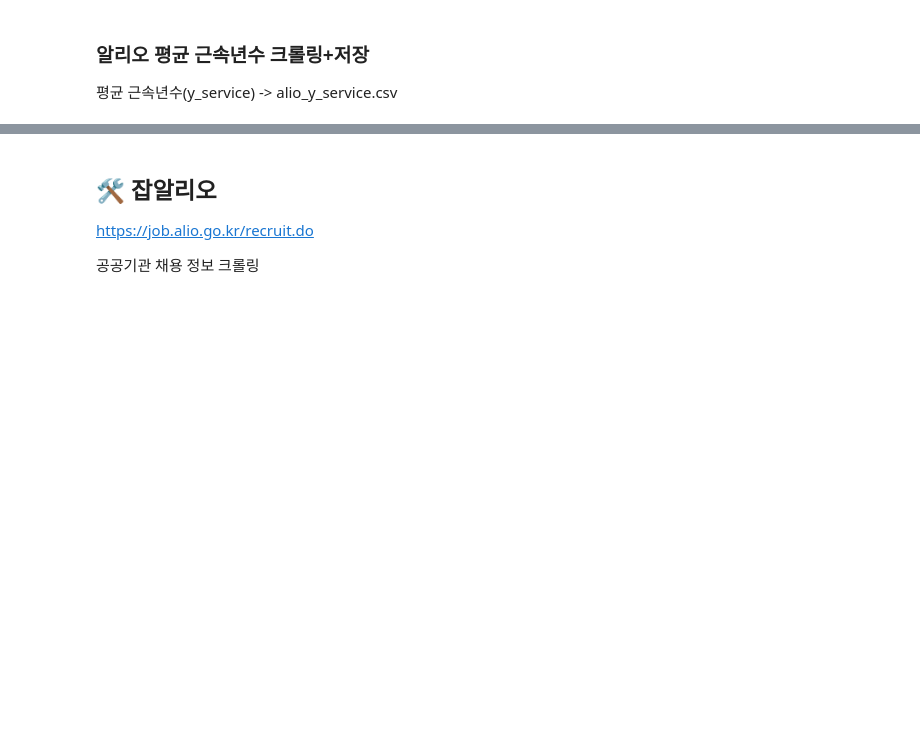
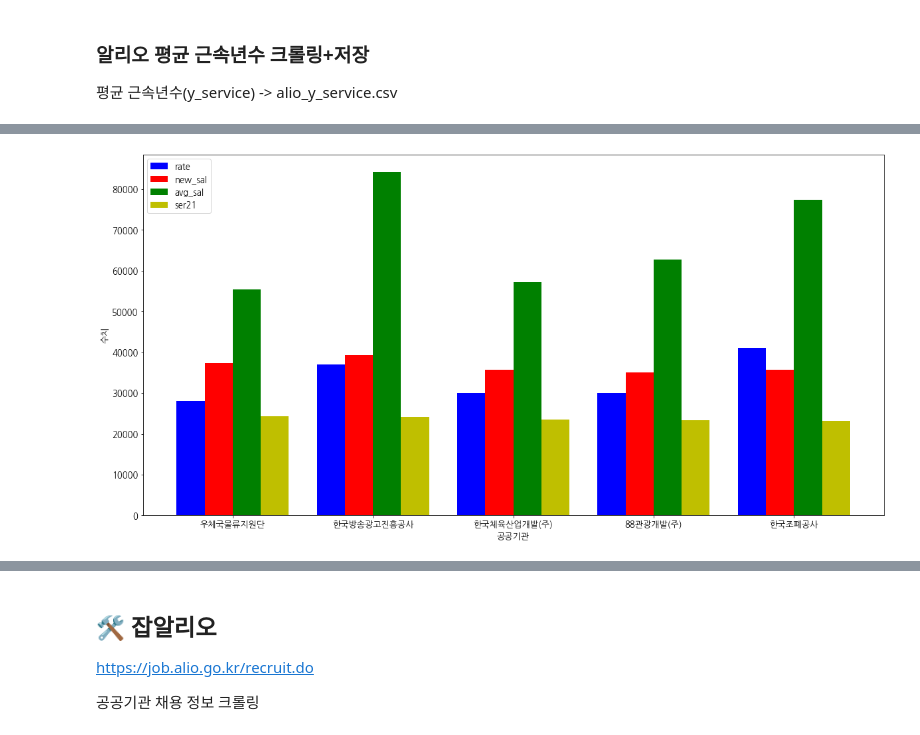
Before and after one commit to tmxkqotnl/project_mini_python_chat_bot, a Jupyter notebook: hitagi/huitaek.ipynb, the cells around one changed output, grey strips where cells are left out. Drawn from its saved outputs; the diff is of its cells as text; code cells hidden in the pictures; blank space fills up the shorter version.

```diff
--- a/hitagi/huitaek.ipynb
+++ b/hitagi/huitaek.ipynb
@@ -250,0 +410,41 @@ df
+# %%
+avg_sal = pd.read_csv('alio_avg_sal.csv')
+new_sal = pd.read_csv('alio_new_sal.csv')
+y_service = pd.read_csv('alio_y_service.csv')
+job_rate = pd.read_csv('jobplanet_rate.csv')
+# %%
+joined_df = pd.merge(avg_sal, new_sal, how='inner', on='institution')
+joined_df = pd.merge(joined_df, job_rate, how='inner', on='institution')
+joined_df = pd.merge(joined_df, y_service, how='inner', on='institution')
+# %%
+def show_top_num(num):
+    standard = input()
+    if standard == '연봉':
+        standard = 'avg21'
+    elif standard == '초봉':
+        standard = 'new21'
+    elif standard == '평점':
+        standard = 'rate'
+    elif standard == '근속':
+        standard = 'ser21'
+
+    joined_df_top = joined_df.sort_values([standard], ascending=False).head(num)
+
+    plt.rc('font', size=13)
+    plt.figure(figsize=(20, 10))
+
+    x = np.arange(len(joined_df_top['institution']))
+
+    plt.bar(x-0.3, joined_df_top['rate']*10000, label='rate', color = 'b', width=0.2)
+    plt.bar(x-0.1, joined_df_top['new21'], label='new_sal', color = 'r', width=0.2)
+    plt.bar(x+0.1, joined_df_top['avg21'], label='avg_sal', color = 'g', width=0.2)
+    plt.bar(x+0.3, joined_df_top['ser21']*100, label='ser21', color = 'y', width=0.2)
+    plt.xticks(x, joined_df_top['institution'])
+    plt.xlabel('공공기관')
+    plt.ylabel('수치')
+    plt.legend()
+    plt.show()
+# %%
+show_top_num(5)
+# %% [output]
+[figure, added]
```
Also changed, not shown: parts of 8 cells of this notebook, 5 other files.
